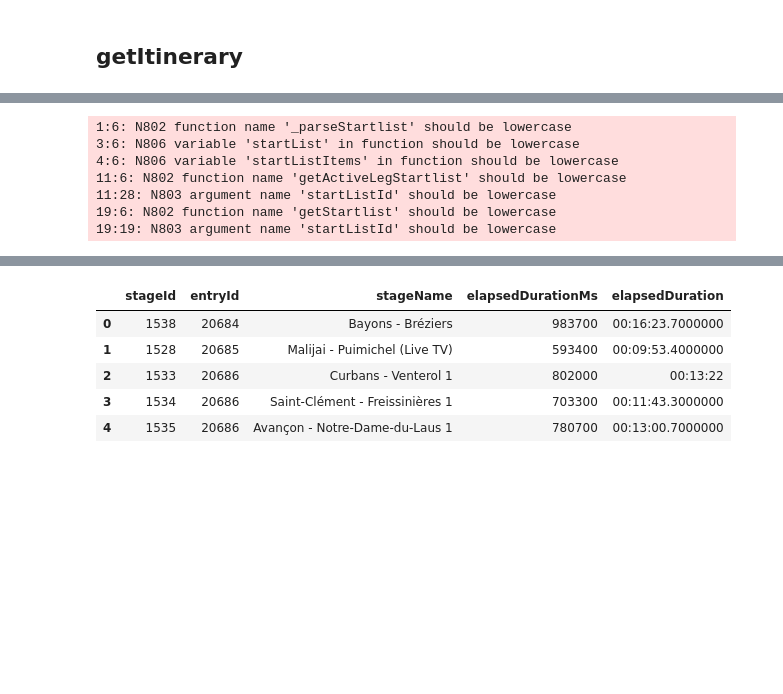
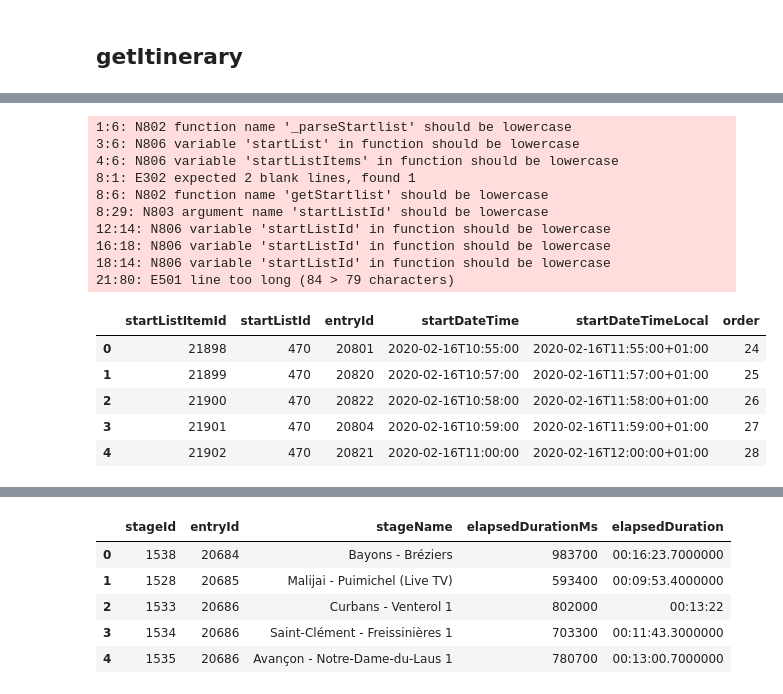
Before and after one commit to psychemedia/WRC_sketches, a Jupyter notebook: doodles/WRC_2020_scraper.ipynb, the cells around one changed output, grey strips where cells are left out. Saved outputs shown, nothing was run; the diff lists cells and outputs as text; code cells hidden in the pictures; blank space fills up the shorter version.

```diff
--- a/doodles/WRC_2020_scraper.ipynb
+++ b/doodles/WRC_2020_scraper.ipynb
@@ -372 +419,4 @@ display(stages.head())
 1:2: N816 variable 'sdbRallyId' in global scope should not be mixedCase
+# %%
+itinerary, legs, sections, controls, stages = getItinerary()
+legs
@@ -378,30 +535,41 @@ def _parseStartlist(r):
 
     return (startList, startListItems)
 
+def getStartlist(stage='', startListId=None, raw=False, func=_parseStartlist):
+    """Get a generic startlist."""
+    if _isnull(_jsInt(startListId)):
+        if isinstance(stage, str) and stage.lower().startswith('current'):
+            startListId = getCurrentLeg()['startListId']
+        elif stage:
+            stage_details = getStageDetails(startListId)
+            if stage_details:
+                startListId = stage_details['startListId']
+        if not startListId:
+            startListId = getCurrentLeg()['startListId']
 
-# TO DO - so can get a startlist for a not active leg?
-
-def getActiveLegStartlist(startListId, raw=False, func=_parseStartlist):
-    """Get a startlist for the active itinerary leg."""
     args = {'command': 'getStartlist',
-            'context': {'activeItineraryLeg': {'startListId': startListId}}}
+            'context': {'activeItineraryLeg': {'startListId': _jsInt(startListId)}}}
 
     return _get_and_handle_response(URL, args, func, nargs=2, raw=raw)
-
-
-def getStartlist(startListId, typ='activeleg', raw=False):
-    """Get a generic startlist."""
-    if typ == 'activeleg':
-        return getActiveLegStartlist(startListId)
-
-    return (None, None)
 # %% [output]
 1:6: N802 function name '_parseStartlist' should be lowercase
 3:6: N806 variable 'startList' in function should be lowercase
 4:6: N806 variable 'startListItems' in function should be lowercase
-11:6: N802 function name 'getActiveLegStartlist' should be lowercase
-11:28: N803 argument name 'startListId' should be lowercase
-19:6: N802 function name 'getStartlist' should be lowercase
-19:19: N803 argument name 'startListId' should be lowercase
+8:1: E302 expected 2 blank lines, found 1
+8:6: N802 function name 'getStartlist' should be lowercase
+8:29: N803 argument name 'startListId' should be lowercase
+12:14: N806 variable 'startListId' in function should be lowercase
+16:18: N806 variable 'startListId' in function should be lowercase
+18:14: N806 variable 'startListId' in function should be lowercase
+21:80: E501 line too long (84 > 79 characters)
+# %%
+getStartlist('SS4')[1].head()
+# %% [output]
+|  | startListItemId | startListId | entryId | startDateTime | startDateTimeLocal | order |
+| 0 | 21898 | 470 | 20801 | 2020-02-16T10:55:00 | 2020-02-16T11:55:00+01:00 | 24 |
+| 1 | 21899 | 470 | 20820 | 2020-02-16T10:57:00 | 2020-02-16T11:57:00+01:00 | 25 |
+| 2 | 21900 | 470 | 20822 | 2020-02-16T10:58:00 | 2020-02-16T11:58:00+01:00 | 26 |
+| 3 | 21901 | 470 | 20804 | 2020-02-16T10:59:00 | 2020-02-16T11:59:00+01:00 | 27 |
+| 4 | 21902 | 470 | 20821 | 2020-02-16T11:00:00 | 2020-02-16T12:00:00+01:00 | 28 |
 # %%
 startListId = 451
```
Also changed, not shown: parts of 35 cells of this notebook, 1 other file.
